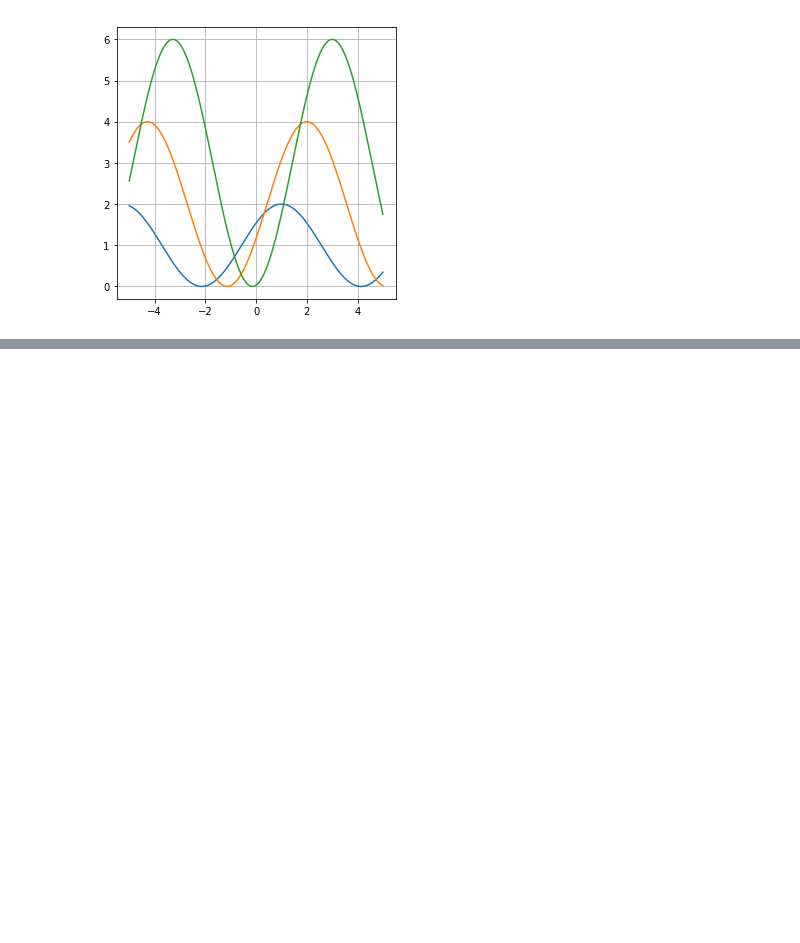
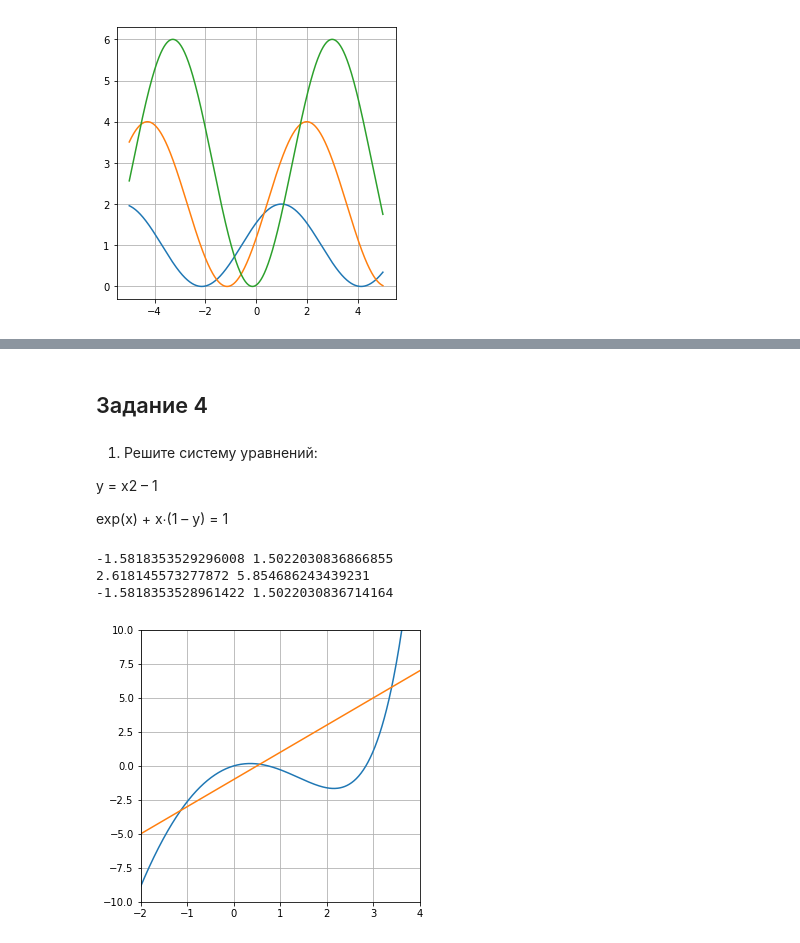
Before and after one commit to VadimSpb/MathForDC, a Jupyter notebook: hw03-04.ipynb, the cells around one changed output, grey strips where cells are left out. Drawn from its saved outputs; the diff is of its cells as text; code cells hidden in the pictures; blank space fills up the shorter version.

```diff
--- a/hw03-04.ipynb
+++ b/hw03-04.ipynb
@@ -24,0 +66,37 @@ for i in range(1, 4):
+# %% [markdown]
+## Задание 4
+# %% [markdown]
+1)	Решите систему уравнений:
+
+y = x2 – 1
+
+exp(x) + x∙(1 – y) = 1
+# %%
+# графически проверяем на наличие решений:
+from scipy.optimize import fsolve
+
+def equations(i):
+    x, y = i
+    return ((y -x**2 + 1, np.exp(x) + x-y*x-1))
+
+
+x = np.linspace(-5, 5, 1000)
+plt.xlim(-2,4)
+plt.ylim(-10,10)
+plt.grid(True)
+plt.plot(x, (np.exp(x) + x*(1-2*x-1)-1))
+plt.plot(x, 2*x - 1)
+
+x1,y1 = fsolve(equations, (-2, -1))
+print(x1, y1)
+
+x2,y2 = fsolve(equations, (2,4))
+print(x2, y2)
+
+x3,y3 = fsolve(equations, (0.1, 2))
+print(x3, y3)
+# %% [output]
+-1.5818353529296008 1.5022030836866855
+2.618145573277872 5.854686243439231
+-1.5818353528961422 1.5022030836714164
+[figure, added]
```
Also changed, not shown: parts of 38 cells of this notebook.
